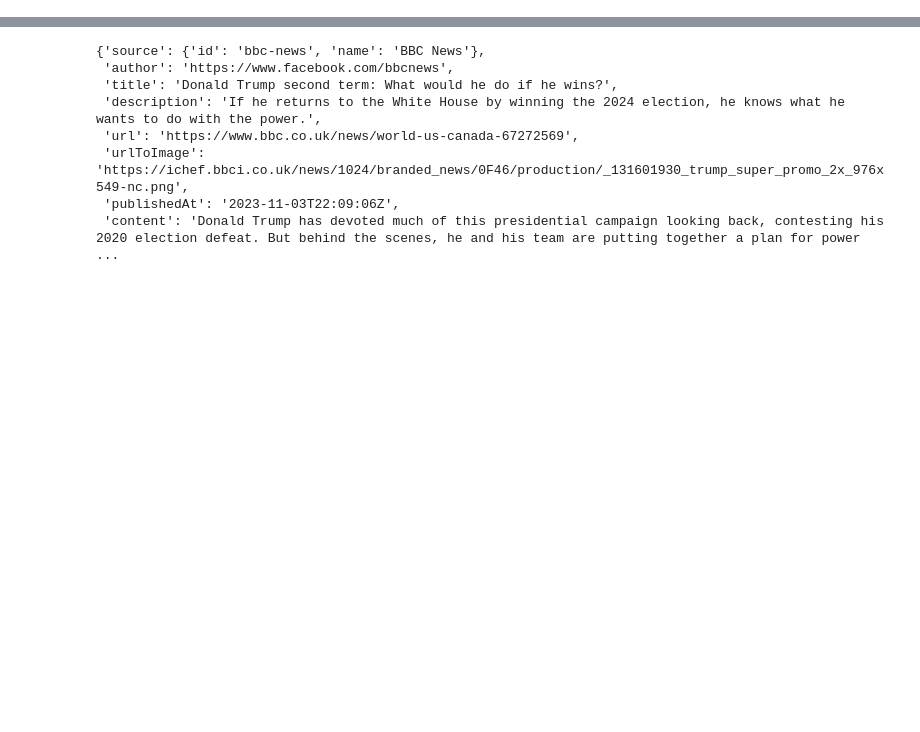
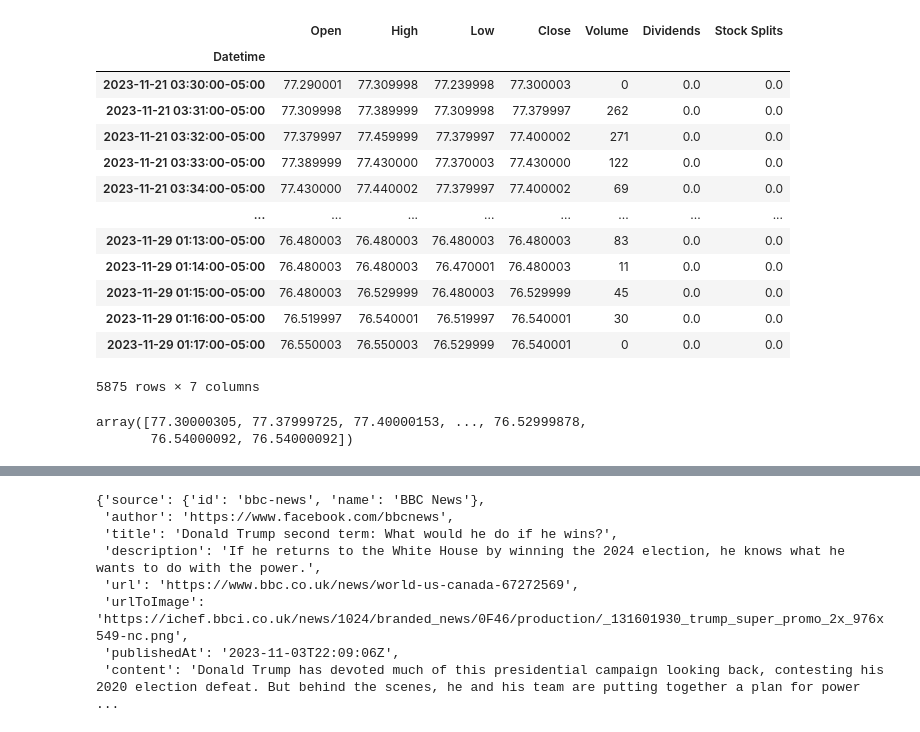
Before and after one commit to mdaniyalk/oil-price-war, a Jupyter notebook: dev.ipynb, the cells around one changed output, grey strips where cells are left out. Drawn from its saved outputs; the diff is of its cells as text; code cells hidden in the pictures; blank space fills up the shorter version.

```diff
--- a/dev.ipynb
+++ b/dev.ipynb
@@ -25,3 +43,26 @@ crude.history(period="7d", interval="1m")
+# %%
+out = crude.history(period="7d", interval="1m")
+out
+# %% [output]
+|  | Open | High | Low | Close | Volume | Dividends | Stock Splits |
+| Datetime |  |  |  |  |  |  |  |
+| 2023-11-21 03:30:00-05:00 | 77.290001 | 77.309998 | 77.239998 | 77.300003 | 0 | 0.0 | 0.0 |
+| 2023-11-21 03:31:00-05:00 | 77.309998 | 77.389999 | 77.309998 | 77.379997 | 262 | 0.0 | 0.0 |
+| 2023-11-21 03:32:00-05:00 | 77.379997 | 77.459999 | 77.379997 | 77.400002 | 271 | 0.0 | 0.0 |
+| 2023-11-21 03:33:00-05:00 | 77.389999 | 77.430000 | 77.370003 | 77.430000 | 122 | 0.0 | 0.0 |
+| 2023-11-21 03:34:00-05:00 | 77.430000 | 77.440002 | 77.379997 | 77.400002 | 69 | 0.0 | 0.0 |
+| ... | ... | ... | ... | ... | ... | ... | ... |
+| 2023-11-29 01:13:00-05:00 | 76.480003 | 76.480003 | 76.480003 | 76.480003 | 83 | 0.0 | 0.0 |
+| 2023-11-29 01:14:00-05:00 | 76.480003 | 76.480003 | 76.470001 | 76.480003 | 11 | 0.0 | 0.0 |
+| 2023-11-29 01:15:00-05:00 | 76.480003 | 76.529999 | 76.480003 | 76.529999 | 45 | 0.0 | 0.0 |
+| 2023-11-29 01:16:00-05:00 | 76.519997 | 76.540001 | 76.519997 | 76.540001 | 30 | 0.0 | 0.0 |
+| 2023-11-29 01:17:00-05:00 | 76.550003 | 76.550003 | 76.529999 | 76.540001 | 0 | 0.0 | 0.0 |
+5875 rows × 7 columns
+# %%
+out['Close'].to_numpy()
+# %% [output]
+array([77.30000305, 77.37999725, 77.40000153, ..., 76.52999878,
+       76.54000092, 76.54000092])
 # %%
 from newsapi import NewsApiClient
 
```
Also changed, not shown: parts of 6 cells of this notebook, 4 other files.
